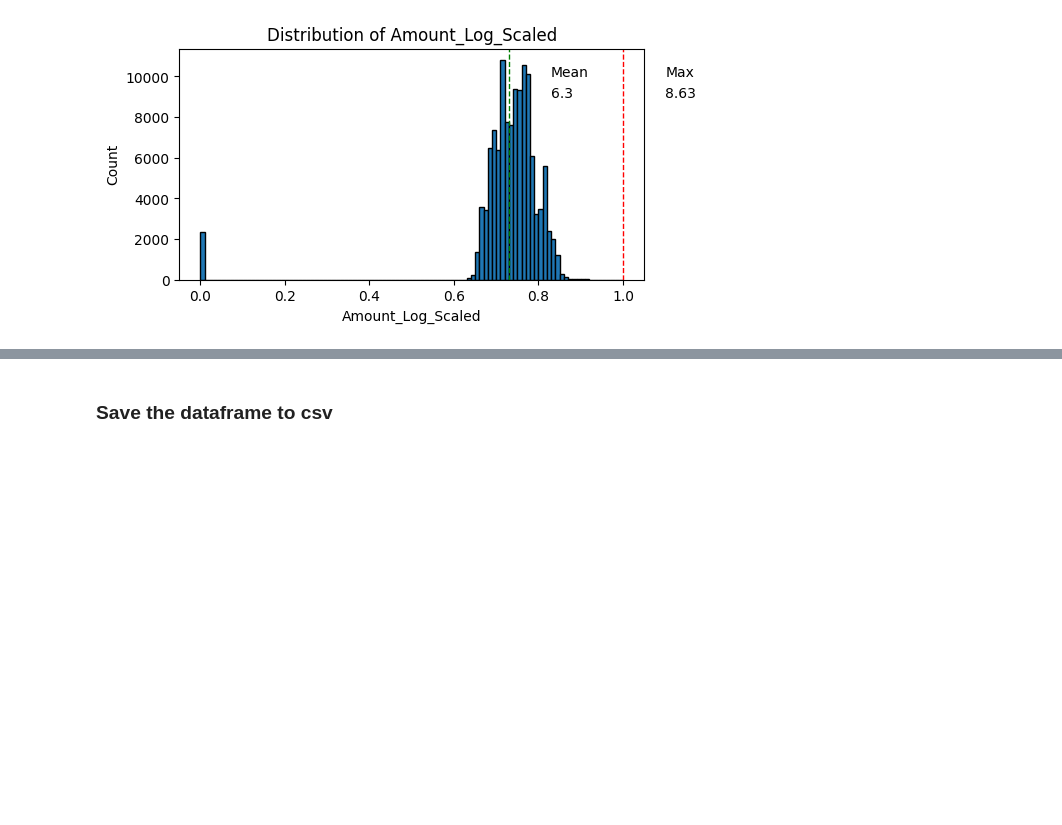
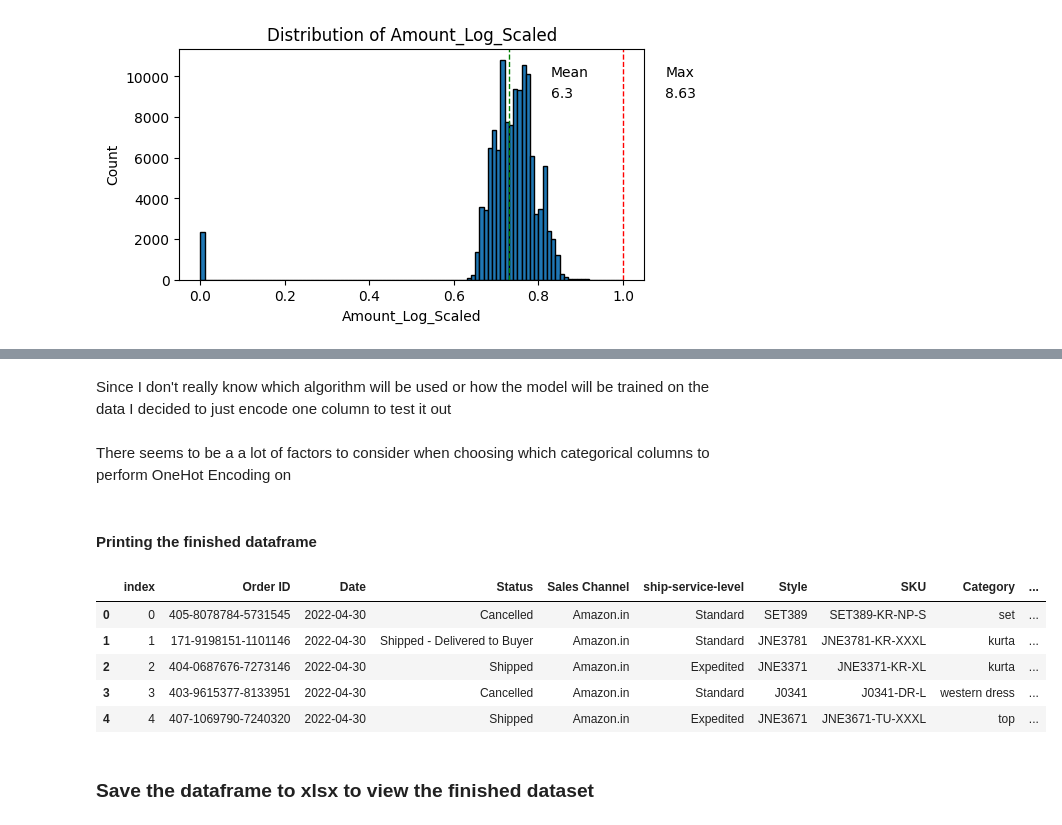
Before and after one commit to jesab/ml_assignment_1, a Jupyter notebook: datacleaning1.ipynb, the cells around one changed output, grey strips where cells are left out. Saved outputs shown, nothing was run; the diff lists cells and outputs as text; code cells hidden in the pictures; blank space fills up the shorter version.

Commit message:
Comitting the finished data preprocessing assignm

```diff
--- a/datacleaning1.ipynb
+++ b/datacleaning1.ipynb
@@ -320,0 +446,7 @@ Distribution of 'Amount_Log_Scaled' column:
+# %%
+# we will perform a log transformation on the 'Qty', log1p is used to handle zero values to avoid errors
+df['Qty_Log'] = np.log1p(df['Qty'])
+
+# scaling the 'Qty_Log' column using MinMaxScaler to values between 0 and 1
+scaler = MinMaxScaler()
+df['Qty_Log_Scaled'] = scaler.fit_transform(df[['Qty_Log']])
@@ -321,4 +493,25 @@ Distribution of 'Amount_Log_Scaled' column:
+# %% [markdown]
+Since I don't really know which algorithm will be used or how the model will be trained on the data I decided to just encode one column to test it out
+# %%
+# one-hot encode the 'Fulfilment' column into 'Fulfilment_Amazon' and 'Fulfilment_Merchant'
+df = pd.get_dummies(df, columns=['Fulfilment'], prefix=['Fulfilment'])
+# and convert the new columns to int
+df['Fulfilment_Merchant'] = df['Fulfilment_Merchant'].astype(int)
+df['Fulfilment_Amazon'] = df['Fulfilment_Amazon'].astype(int)
+# %% [markdown]
+There seems to be a a lot of factors to consider when choosing which categorical columns to perform OneHot Encoding on
+# %% [markdown]
+#### Printing the finished dataframe
+# %%
+df.head()
+# %% [output]
+|  | index | Order ID | Date | Status | Sales Channel | ship-service-level | Style | SKU | Category | ... |
+| 0 | 0 | 405-8078784-5731545 | 2022-04-30 | Cancelled | Amazon.in | Standard | SET389 | SET389-KR-NP-S | set | ... |
+| 1 | 1 | 171-9198151-1101146 | 2022-04-30 | Shipped - Delivered to Buyer | Amazon.in | Standard | JNE3781 | JNE3781-KR-XXXL | kurta | ... |
+| 2 | 2 | 404-0687676-7273146 | 2022-04-30 | Shipped | Amazon.in | Expedited | JNE3371 | JNE3371-KR-XL | kurta | ... |
+| 3 | 3 | 403-9615377-8133951 | 2022-04-30 | Cancelled | Amazon.in | Standard | J0341 | J0341-DR-L | western dress | ... |
+| 4 | 4 | 407-1069790-7240320 | 2022-04-30 | Shipped | Amazon.in | Expedited | JNE3671 | JNE3671-TU-XXXL | top | ... |
 # %% [markdown]
-### Save the dataframe to csv
+### Save the dataframe to xlsx to view the finished dataset
 # %%
 # save an xlsx file of the cleaned dataset
```
Also changed, not shown: parts of 71 cells of this notebook, 2 other files.
